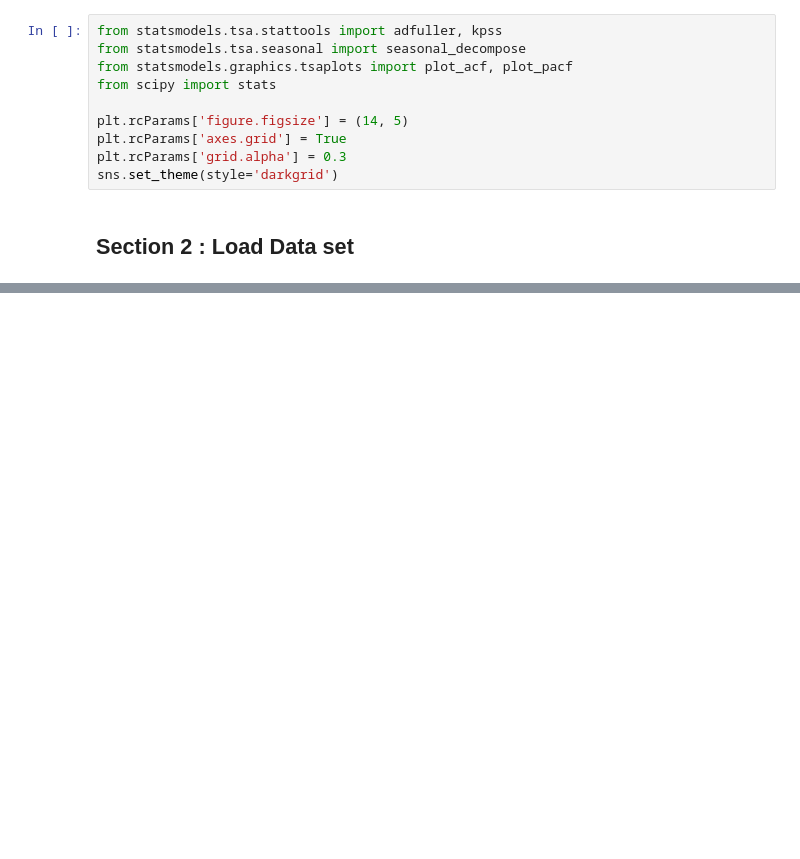
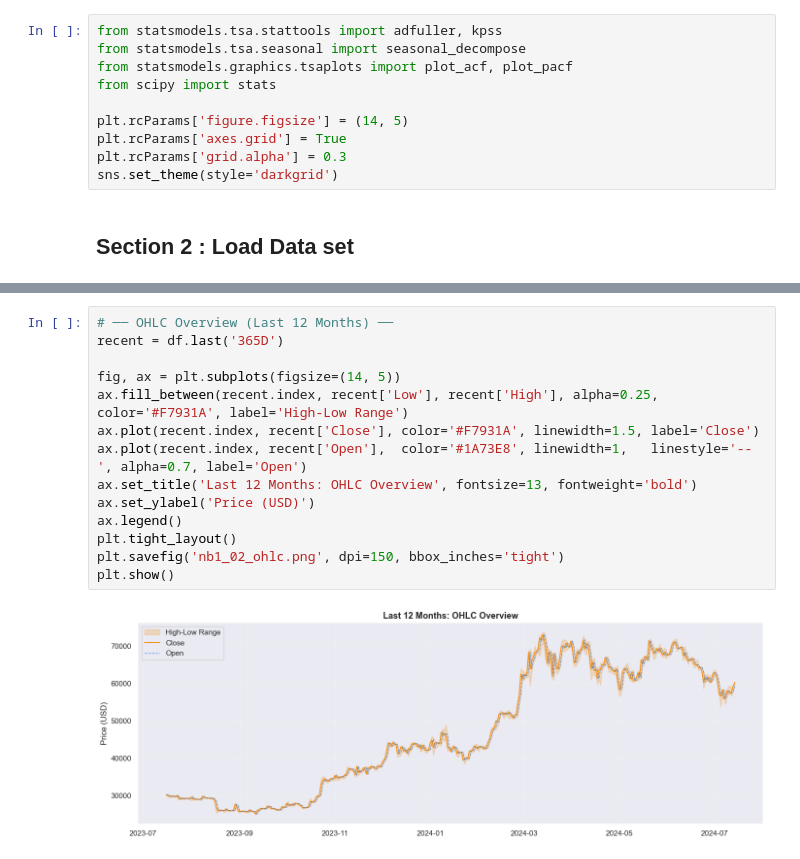
Before and after one commit to afeefanver/BitCoin-Prediction, a Jupyter notebook: EDA.ipynb, the cells around one changed output, grey strips where cells are left out. Drawn from its saved outputs; the diff is of its cells as text; blank space fills up the shorter version.

```diff
--- a/EDA.ipynb
+++ b/EDA.ipynb
@@ -88,0 +219,16 @@ Total Days    : 3565
+# %%
+# ── OHLC Overview (Last 12 Months) ──
+recent = df.last('365D')
+
+fig, ax = plt.subplots(figsize=(14, 5))
+ax.fill_between(recent.index, recent['Low'], recent['High'], alpha=0.25, color='#F7931A', label='High-Low Range')
+ax.plot(recent.index, recent['Close'], color='#F7931A', linewidth=1.5, label='Close')
+ax.plot(recent.index, recent['Open'],  color='#1A73E8', linewidth=1,   linestyle='--', alpha=0.7, label='Open')
+ax.set_title('Last 12 Months: OHLC Overview', fontsize=13, fontweight='bold')
+ax.set_ylabel('Price (USD)')
+ax.legend()
+plt.tight_layout()
+plt.savefig('nb1_02_ohlc.png', dpi=150, bbox_inches='tight')
+plt.show()
+# %% [output]
+[figure, added]
```
Also changed, not shown: parts of 29 cells of this notebook.
